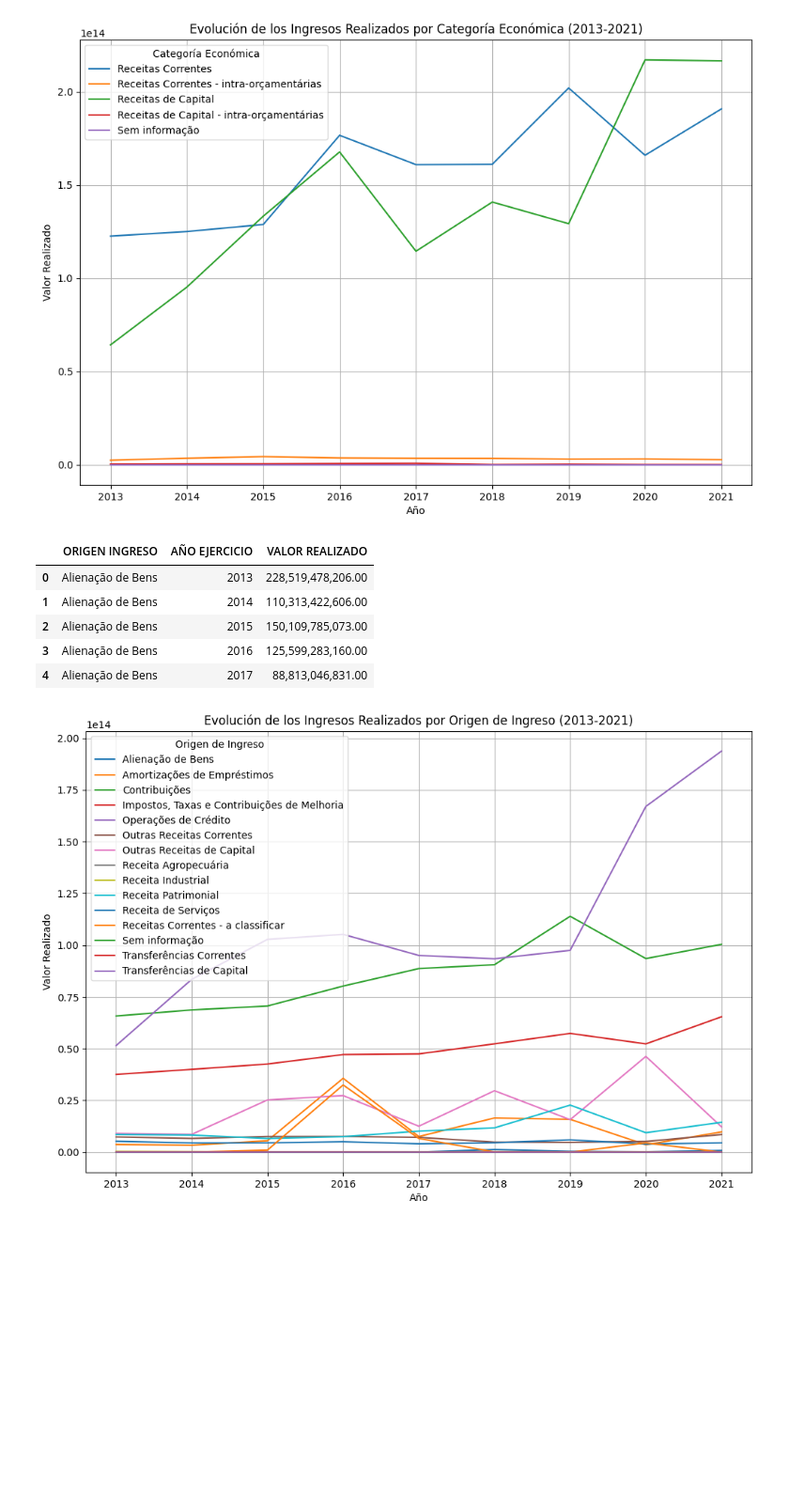
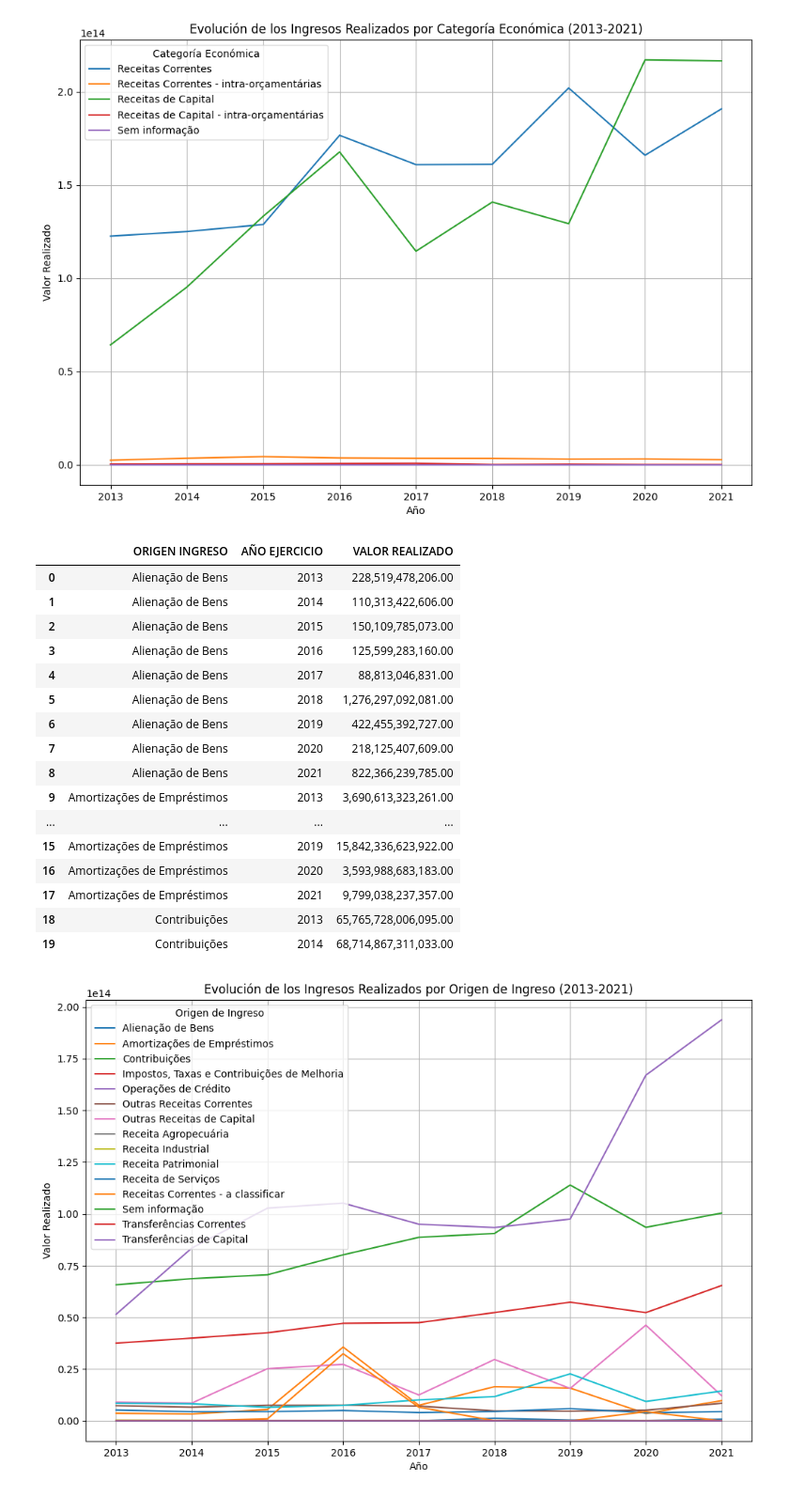
Before and after one commit to QuiqueBrotons83/Laboratorio_Python, a Jupyter notebook: notebook/Limpieza_datos_ingresos_Brasil. + visualizacion.ipynb, the cells around one changed output. Shown at 94% size. Saved outputs shown, nothing was run; the diff lists cells and outputs as text; code cells hidden in the pictures; blank space fills up the shorter version.

```diff
--- a/notebook/Limpieza_datos_ingresos_Brasil.ipynb
+++ b/notebook/Limpieza_datos_ingresos_Brasil. + visualizacion.ipynb
@@ -311,16 +329,27 @@ plt.show()
 # %%
 # Agrupo por 'ORIGEN INGRESO' y 'AÑO EJERCICIO' y calcular la suma de 'VALOR REALIZADO'
 ingresos_por_origen_ingreso = df.groupby(['ORIGEN INGRESO', 'AÑO EJERCICIO'])['VALOR REALIZADO'].sum().reset_index()
 
 # Visualizo las primeras filas
-ingresos_por_origen_ingreso.head()
+ingresos_por_origen_ingreso.head(20)
 # %% [output]
 |  | ORIGEN INGRESO | AÑO EJERCICIO | VALOR REALIZADO |
 | 0 | Alienação de Bens | 2013 | 228,519,478,206.00 |
 | 1 | Alienação de Bens | 2014 | 110,313,422,606.00 |
 | 2 | Alienação de Bens | 2015 | 150,109,785,073.00 |
 | 3 | Alienação de Bens | 2016 | 125,599,283,160.00 |
 | 4 | Alienação de Bens | 2017 | 88,813,046,831.00 |
+| 5 | Alienação de Bens | 2018 | 1,276,297,092,081.00 |
+| 6 | Alienação de Bens | 2019 | 422,455,392,727.00 |
+| 7 | Alienação de Bens | 2020 | 218,125,407,609.00 |
+| 8 | Alienação de Bens | 2021 | 822,366,239,785.00 |
+| 9 | Amortizações de Empréstimos | 2013 | 3,690,613,323,261.00 |
+| ... | ... | ... | ... |
+| 15 | Amortizações de Empréstimos | 2019 | 15,842,336,623,922.00 |
+| 16 | Amortizações de Empréstimos | 2020 | 3,593,988,683,183.00 |
+| 17 | Amortizações de Empréstimos | 2021 | 9,799,038,237,357.00 |
+| 18 | Contribuições | 2013 | 65,765,728,006,095.00 |
+| 19 | Contribuições | 2014 | 68,714,867,311,033.00 |
 # %%
 # Graficamos los resultados para 'ORIGEN INGRESO'
 plt.figure(figsize=(12, 8))
```
Also changed, not shown: parts of 8 cells of this notebook.
